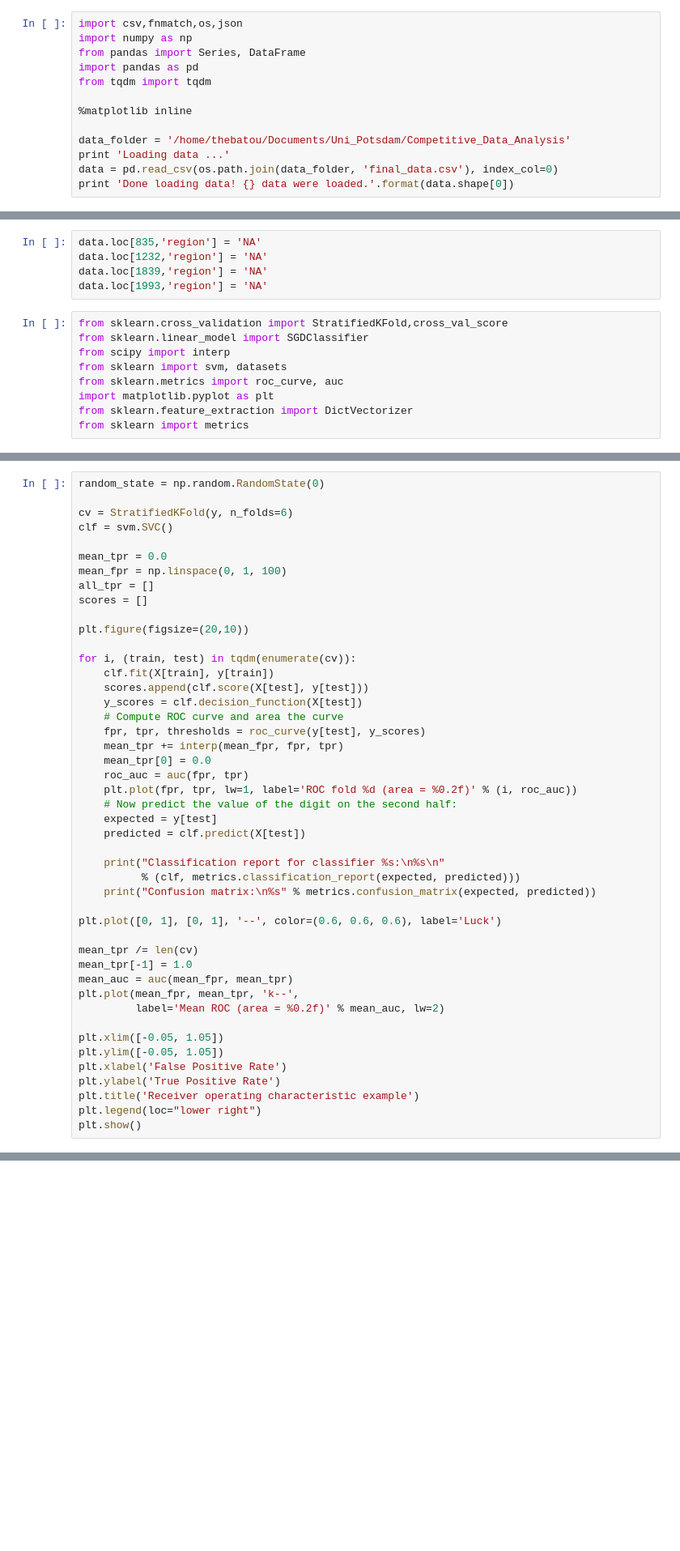
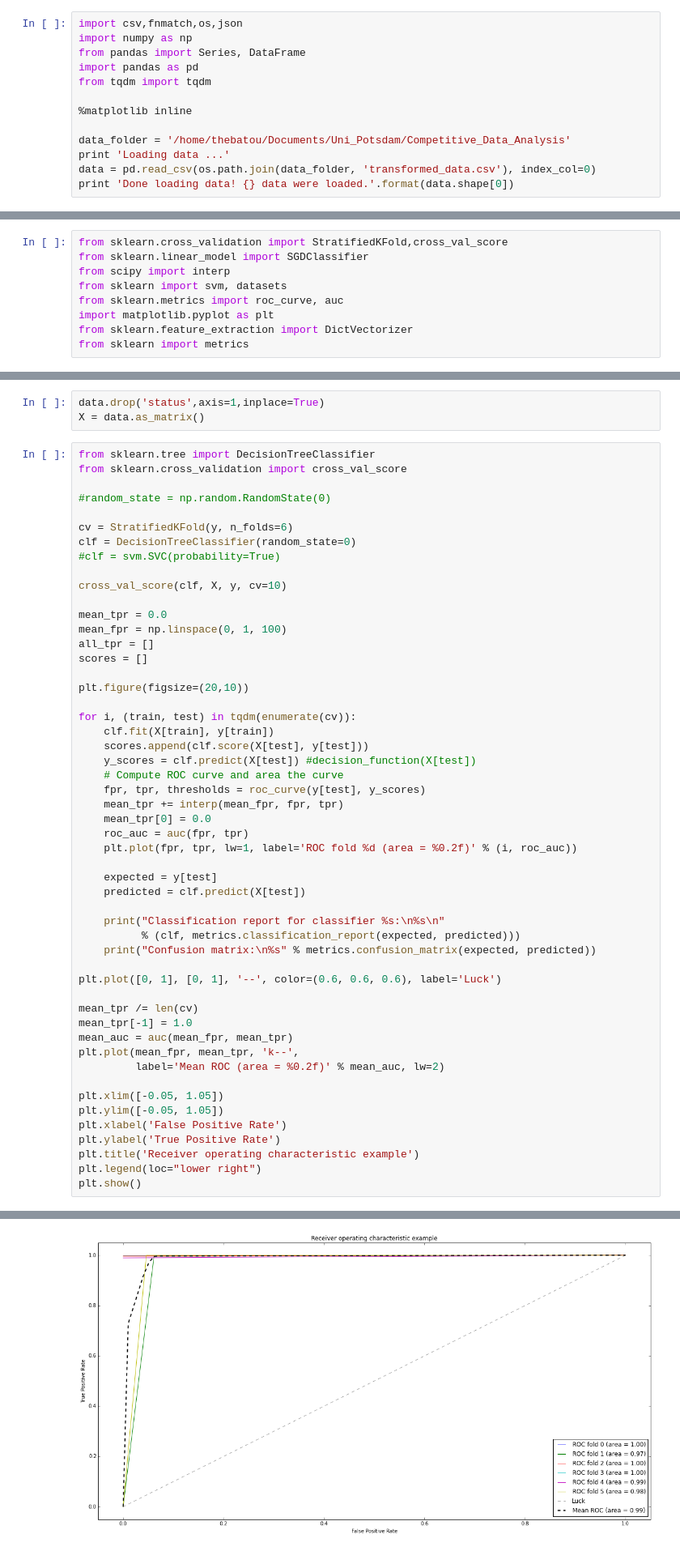
Before and after one commit to bojeanson/data_analysis_bitbond, a Jupyter notebook: Classification_program.ipynb, the cells around one changed output, grey strips where cells are left out. Shown at 81% size. Saved outputs shown, nothing was run; the diff lists cells and outputs as text; blank space fills up the shorter version.

```diff
--- a/Classification_program.ipynb
+++ b/Classification_program.ipynb
@@ -9,5 +9,5 @@ from tqdm import tqdm
 
 data_folder = '/home/thebatou/Documents/Uni_Potsdam/Competitive_Data_Analysis'
 print 'Loading data ...'
-data = pd.read_csv(os.path.join(data_folder, 'final_data.csv'), index_col=0)
+data = pd.read_csv(os.path.join(data_folder, 'transformed_data.csv'), index_col=0)
 print 'Done loading data! {} data were loaded.'.format(data.shape[0])
@@ -14,8 +17,3 @@ print 'Done loading data! {} data were loaded.'.format(data.shape[0])
-# %%
-data.loc[835,'region'] = 'NA'
-data.loc[1232,'region'] = 'NA'
-data.loc[1839,'region'] = 'NA'
-data.loc[1993,'region'] = 'NA'
 # %%
 from sklearn.cross_validation import StratifiedKFold,cross_val_score
 from sklearn.linear_model import SGDClassifier
@@ -105,8 +28,17 @@ for score in tqdm(scores):
+# %%
+data.drop('status',axis=1,inplace=True)
+X = data.as_matrix()
 # %%
-random_state = np.random.RandomState(0)
+from sklearn.tree import DecisionTreeClassifier
+from sklearn.cross_validation import cross_val_score
+
+#random_state = np.random.RandomState(0)
 
 cv = StratifiedKFold(y, n_folds=6)
-clf = svm.SVC()
+clf = DecisionTreeClassifier(random_state=0)
+#clf = svm.SVC(probability=True)
+
+cross_val_score(clf, X, y, cv=10)
 
 mean_tpr = 0.0
 mean_fpr = np.linspace(0, 1, 100)
@@ -118,14 +50,14 @@ plt.figure(figsize=(20,10))
 for i, (train, test) in tqdm(enumerate(cv)):
     clf.fit(X[train], y[train])
     scores.append(clf.score(X[test], y[test]))
-    y_scores = clf.decision_function(X[test])
+    y_scores = clf.predict(X[test]) #decision_function(X[test])
     # Compute ROC curve and area the curve
     fpr, tpr, thresholds = roc_curve(y[test], y_scores)
     mean_tpr += interp(mean_fpr, fpr, tpr)
     mean_tpr[0] = 0.0
     roc_auc = auc(fpr, tpr)
     plt.plot(fpr, tpr, lw=1, label='ROC fold %d (area = %0.2f)' % (i, roc_auc))
-    # Now predict the value of the digit on the second half:
+
     expected = y[test]
     predicted = clf.predict(X[test])
 
@@ -148,3 +80,4 @@ plt.ylabel('True Positive Rate')
 plt.title('Receiver operating characteristic example')
 plt.legend(loc="lower right")
 plt.show()
+# %% [output]
@@ -150,0 +119 @@ plt.show()
+[figure, added]
```
Also changed, not shown: parts of 8 cells of this notebook, 2 other files.
